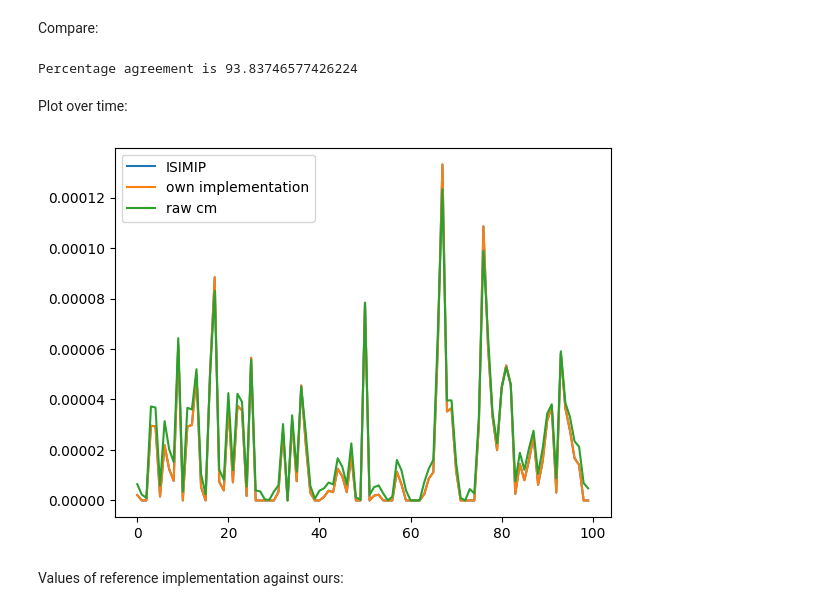
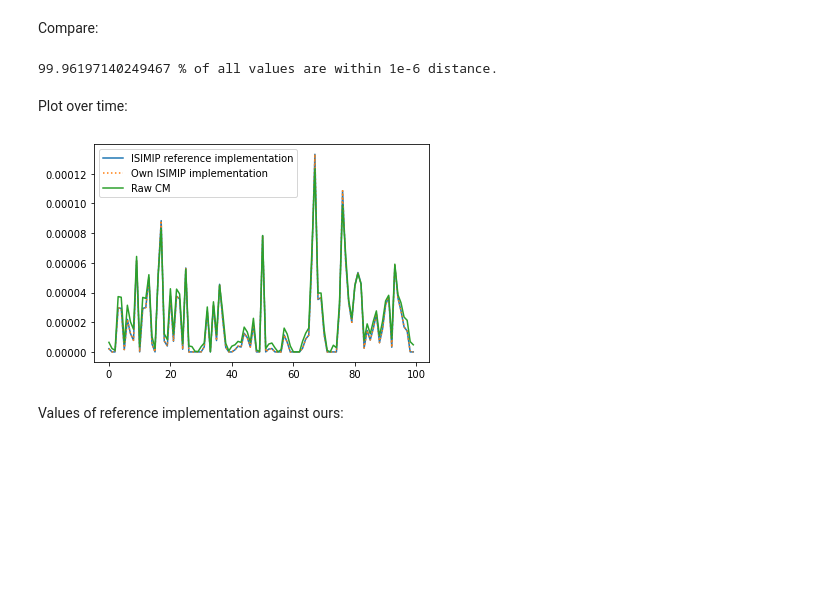
Before and after one commit to ecmwf-projects/ibicus, a Jupyter notebook: notebooks/isimip_consistency.ipynb, the cells around one changed output. Saved outputs shown, nothing was run; the diff lists cells and outputs as text; code cells hidden in the pictures; blank space fills up the shorter version.

```diff
--- a/notebooks/isimip_consistency.ipynb
+++ b/notebooks/isimip_consistency.ipynb
@@ -93,7 +93,7 @@ def read_in_and_preprocess_isimip_testing_data_with_dates(variable, isimip_data_
 
     # Extract dates
     dates = {
-        "time_obs_hist": get_dates(obs),
+        "time_obs": get_dates(obs),
         "time_cm_hist": get_dates(cm_hist),
         "time_cm_future": get_dates(cm_future)
     }
@@ -187,26 +187,26 @@ debiased_values = debiaser.apply(obs, cm_hist, cm_future, **dates)
 Compare:
 # %%
 debiased_values_isimip = read_in_debiased_testing_data(variable)
-pct_agreement = np.sum(np.isclose(debiased_values,debiased_values_isimip))/debiased_values.size
-print("Percentage agreement is %s "%(pct_agreement*100))
+pct_agreement = np.sum(np.abs(debiased_values-debiased_values_isimip) < 1e-6)/debiased_values.size
+print("%s %% of all values are within 1e-6 distance."%(pct_agreement*100))
 # %% [output]
-Percentage agreement is 93.83746577426224
+99.96197140249467 % of all values are within 1e-6 distance.
 # %% [markdown]
 Plot over time:
 # %%
 min_time = 0
 max_time = 100
 lat = 1
 lon = 1
 time = np.arange(min_time, max_time)
 
-plt.plot(time, debiased_values_isimip[min_time:max_time, lat, lon], label = "ISIMIP")
-plt.plot(time, debiased_values[min_time:max_time, lat, lon], label = "own implementation")
-plt.plot(time, cm_future[min_time:max_time, lat, lon], label = "raw cm")
+plt.plot(time, debiased_values_isimip[min_time:max_time, lat, lon], label = "ISIMIP reference implementation")
+plt.plot(time, debiased_values[min_time:max_time, lat, lon], label = "Own ISIMIP implementation", linestyle = ":")
+plt.plot(time, cm_future[min_time:max_time, lat, lon], label = "Raw CM")
 plt.legend()
 plt.show()
 # %% [output]
-[figure, old version]
+[figure, new version]
 # %% [markdown]
 Values of reference implementation against ours:
 # %%
```
Also changed, not shown: parts of 29 cells of this notebook, 4 other files.
